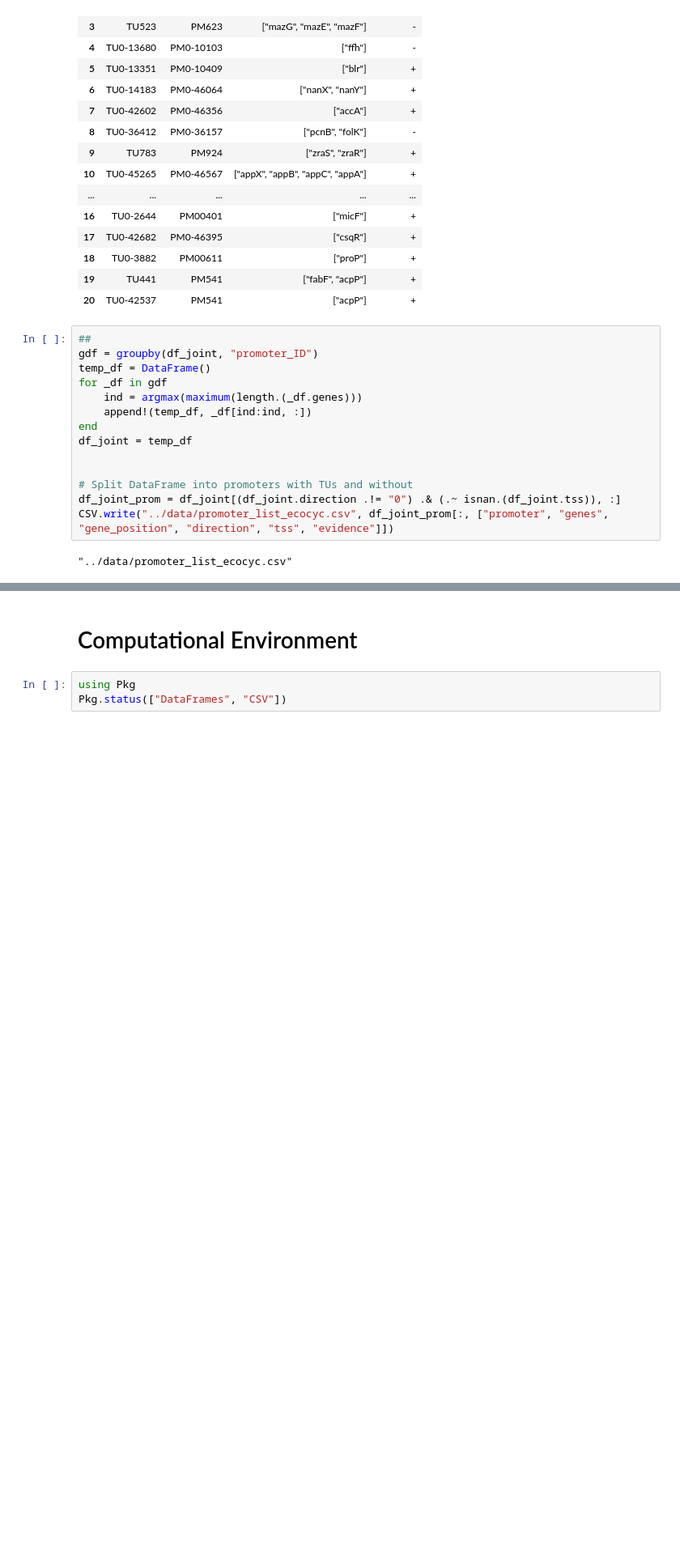
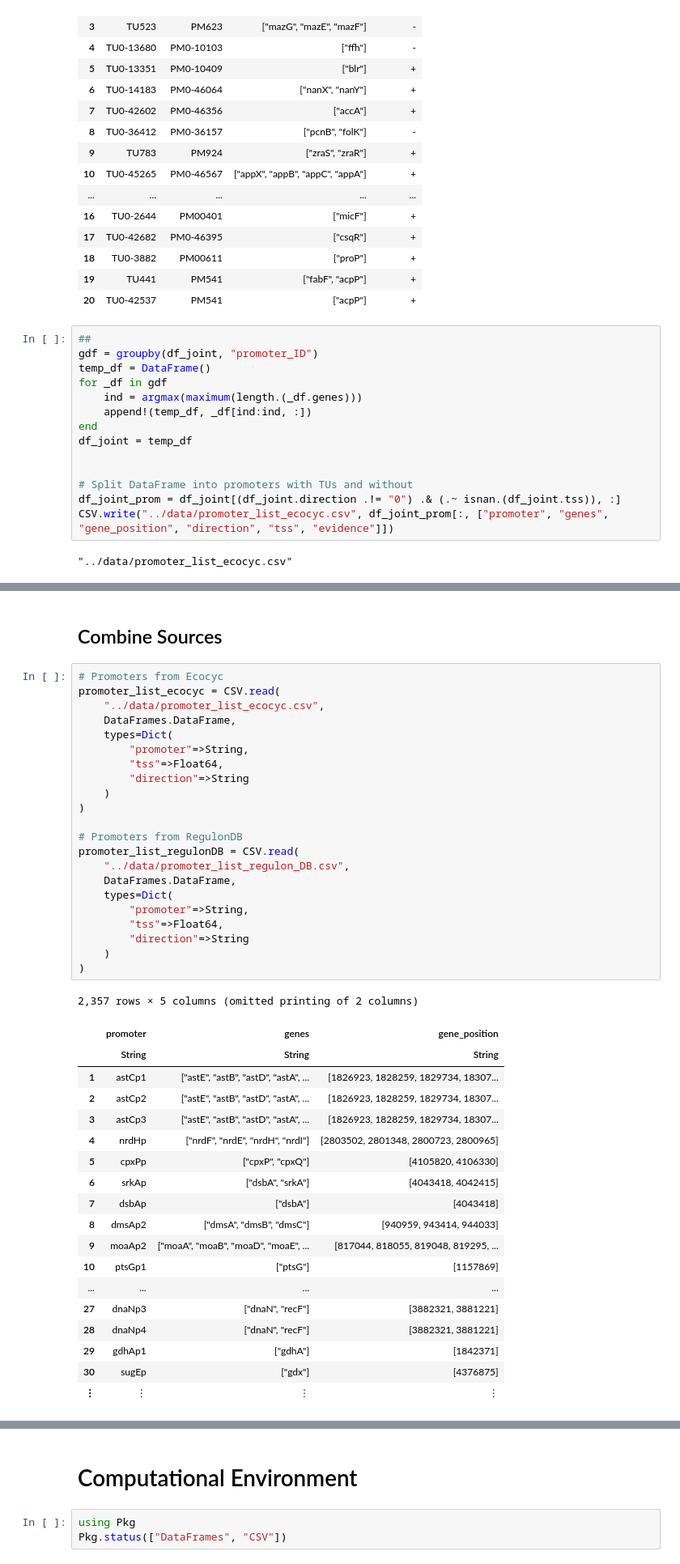
Before and after one commit to RPGroup-PBoC/Reg-Seq-2, a Jupyter notebook: notebooks/01_database_queury.ipynb, the cells around one changed output, grey strips where cells are left out. Shown: that part at 81% size. Saved outputs shown, nothing was run; the diff lists cells and outputs as text; blank space fills up the shorter version.

```diff
--- a/notebooks/01_database_queury.ipynb
+++ b/notebooks/01_database_queury.ipynb
@@ -404,0 +705,44 @@ CSV.write("../data/promoter_list_ecocyc.csv", df_joint_prom[:, ["promoter", "gen
+# %% [markdown]
+## Combine Sources
+# %%
+# Promoters from Ecocyc
+promoter_list_ecocyc = CSV.read(
+    "../data/promoter_list_ecocyc.csv",
+    DataFrames.DataFrame,
+    types=Dict(
+        "promoter"=>String,
+        "tss"=>Float64,
+        "direction"=>String
+    )
+)
+
+# Promoters from RegulonDB
+promoter_list_regulonDB = CSV.read(
+    "../data/promoter_list_regulon_DB.csv",
+    DataFrames.DataFrame,
+    types=Dict(
+        "promoter"=>String,
+        "tss"=>Float64,
+        "direction"=>String
+    )
+)
+# %% [output]
+2,357 rows × 5 columns (omitted printing of 2 columns)
+|  | promoter | genes | gene_position |
+|  | String | String | String |
+| 1 | astCp1 | ["astE", "astB", "astD", "astA", ... | [1826923, 1828259, 1829734, 18307... |
+| 2 | astCp2 | ["astE", "astB", "astD", "astA", ... | [1826923, 1828259, 1829734, 18307... |
+| 3 | astCp3 | ["astE", "astB", "astD", "astA", ... | [1826923, 1828259, 1829734, 18307... |
+| 4 | nrdHp | ["nrdF", "nrdE", "nrdH", "nrdI"] | [2803502, 2801348, 2800723, 2800965] |
+| 5 | cpxPp | ["cpxP", "cpxQ"] | [4105820, 4106330] |
+| 6 | srkAp | ["dsbA", "srkA"] | [4043418, 4042415] |
+| 7 | dsbAp | ["dsbA"] | [4043418] |
+| 8 | dmsAp2 | ["dmsA", "dmsB", "dmsC"] | [940959, 943414, 944033] |
+| 9 | moaAp2 | ["moaA", "moaB", "moaD", "moaE", ... | [817044, 818055, 819048, 819295, ... |
+| 10 | ptsGp1 | ["ptsG"] | [1157869] |
+| ... | ... | ... | ... |
+| 27 | dnaNp3 | ["dnaN", "recF"] | [3882321, 3881221] |
+| 28 | dnaNp4 | ["dnaN", "recF"] | [3882321, 3881221] |
+| 29 | gdhAp1 | ["gdhA"] | [1842371] |
+| 30 | sugEp | ["gdx"] | [4376875] |
+| ⋮ | ⋮ | ⋮ | ⋮ |
```
Also changed, not shown: parts of 27 cells of this notebook.
